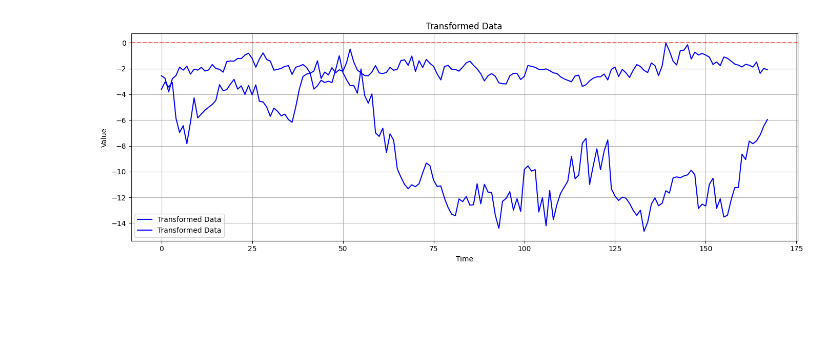
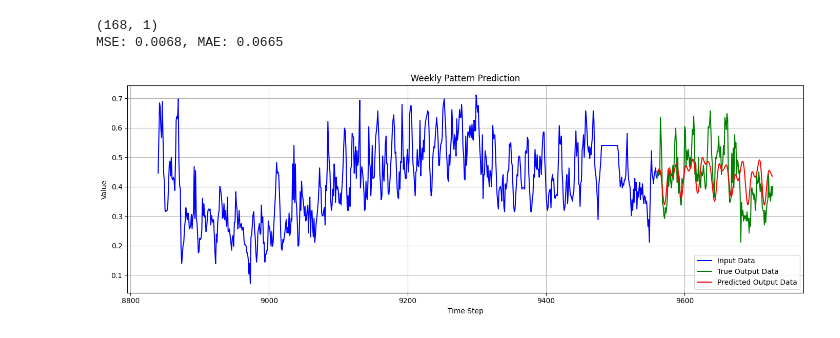
Before and after one commit to jason-fxz/ML-HW, a Jupyter notebook: scripts/WeekMean.ipynb, the cells around one changed output. Saved outputs shown, nothing was run; the diff lists cells and outputs as text; code cells hidden in the pictures; blank space fills up the shorter version.

```diff
--- a/scripts/WeekMean.ipynb
+++ b/scripts/WeekMean.ipynb
@@ -7,7 +7,9 @@ df = pd.read_csv('../datasets/ETTh1.csv')
 df['date'] = pd.to_datetime(df['date'])
 df.set_index('date', inplace=True)
 
-df = df.iloc[0:24*30*12]
+df = df.iloc[0:24*30*(12+4+4)]
+# 归一化
+df = (df - df.min()) / (df.max() - df.min())
 # %%
 import numpy as np
 import matplotlib.pyplot as plt
@@ -200,7 +343,7 @@ class WeeklyPattern:
         pat = self.get_pattern(start_idx, end_index)
         return data + pat
 # %%
-pattern = WeeklyPattern()
-pattern.fit(df[['OT', 'HULL']].values)
+pattern = WeeklyPattern(normalize_by_week=True, gauss_filter=True, kernel_size=7, sigma=2.3)
+pattern.fit(df[['HULL']].values[:12*30*24])
 pattern.plot()
 # %% [output]
@@ -209,20 +351,31 @@ pattern.plot()
 # %%
-test_data = df[['OT', 'HULL']].values
-start_idx = 4444
-end_idx = start_idx + 168
-test_data = test_data[start_idx:end_idx]
-# print(test_data)
-transformed_data = pattern.transform(test_data, start_idx, end_idx)
-# print(transformed_data)
+test_data = df[['HULL']].values
+start = 24*30*12 + 200
+in_len = 720
+out_len = 168
+
+s_i, s_j, s_k = start, start + in_len, start + in_len + out_len
+in_data = test_data[s_i:s_j]
+out_data = test_data[s_j:s_k]
+pat = pattern.get_pattern_with_input(in_data, s_i, s_j, s_k, alpha=0.5)
+print(pat.shape)
+
 plt.figure(figsize=(14, 5))
-plt.plot(transformed_data, label='Transformed Data', color='blue')
-plt.axhline(0, color='red', linestyle='--', alpha=0.5)
-plt.title('Transformed Data')
-plt.xlabel('Time')
+plt.plot(range(s_i, s_j), in_data, label='Input Data', color='blue')
+plt.plot(range(s_j, s_k), out_data, label='True Output Data', color='green')
+plt.plot(range(s_j, s_k), pat, label='Predicted Output Data', color='red')
+mse = np.mean((out_data - pat) ** 2)
+mae = np.mean(np.abs(out_data - pat))
+print(f'MSE: {mse:.4f}, MAE: {mae:.4f}')
+plt.title('Weekly Pattern Prediction')
+plt.xlabel('Time Step')
 plt.ylabel('Value')
 plt.legend()
 plt.grid(True)
 plt.tight_layout()
 plt.show()
+# 1 : MSE: 0.0056, MAE: 0.0609
 # %% [output]
+(168, 1)
+MSE: 0.0068, MAE: 0.0665
-[figure, old version]
+[figure, new version]
```
Also changed, not shown: parts of 7 cells of this notebook, 1 other file.
